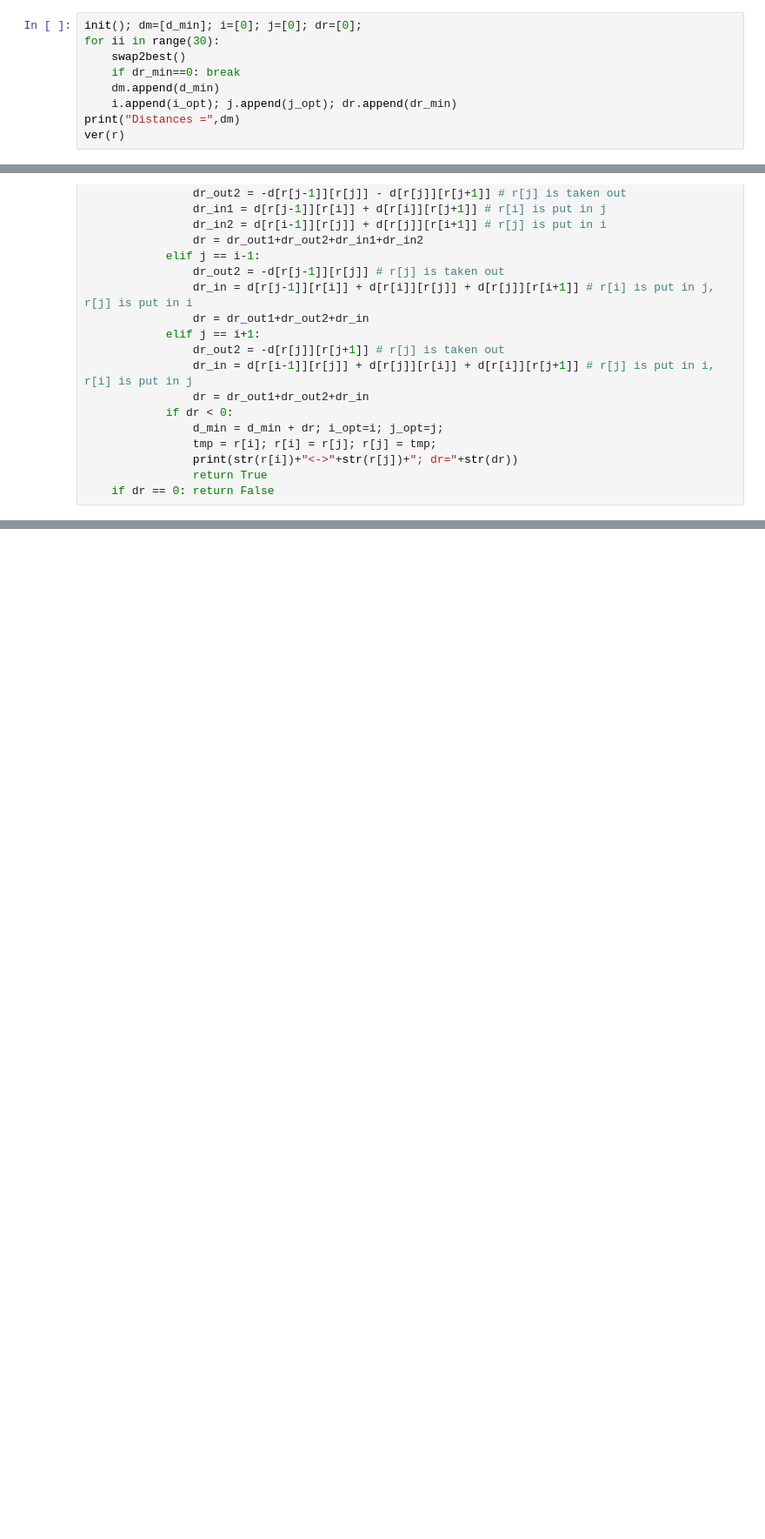
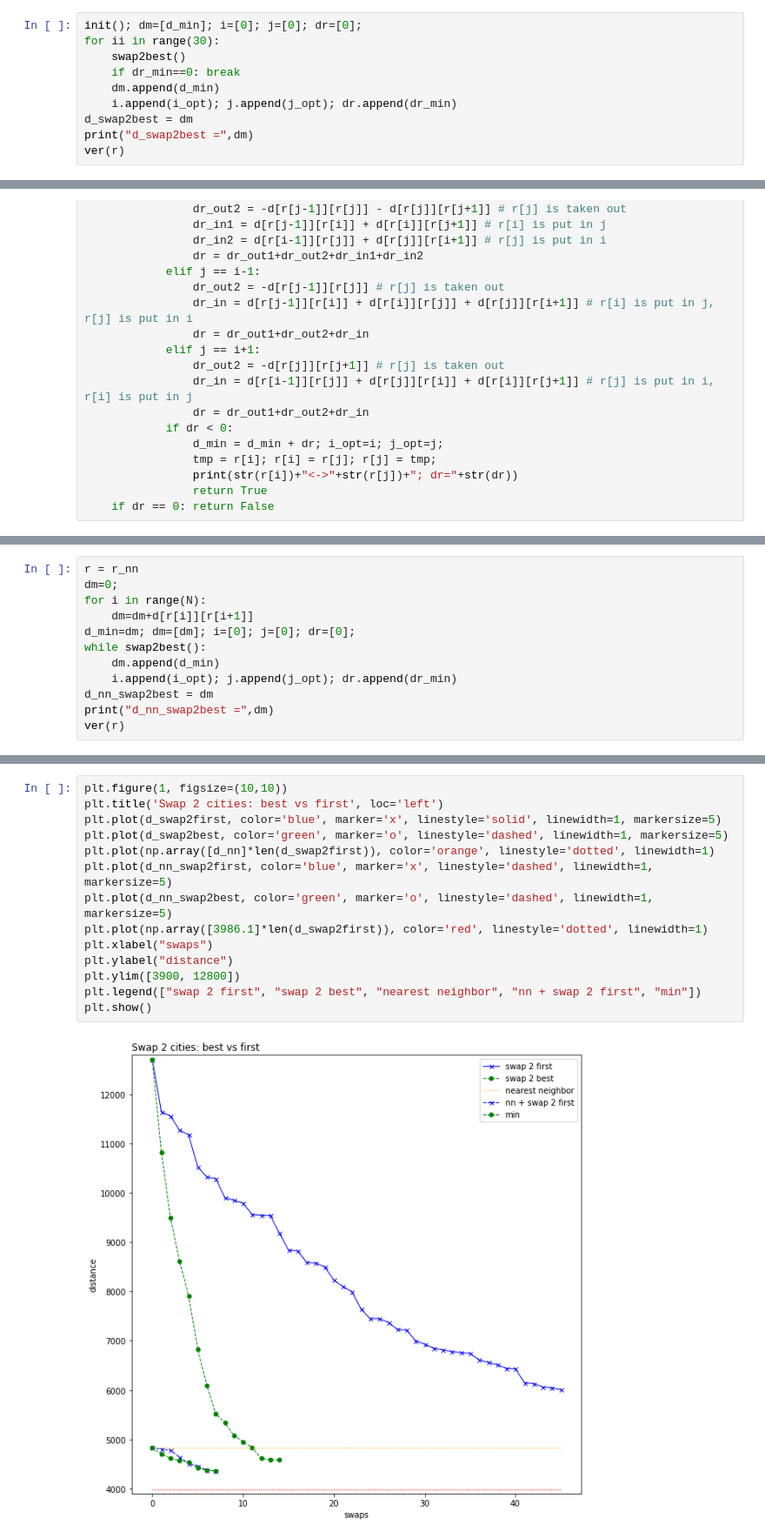
Before and after one commit to ysereda/Traveling_Salesman, a Jupyter notebook: Traveling_Salesman.ipynb, the cells around one changed output, grey strips where cells are left out. Shown: that part at 87% size. Cells and saved outputs as stored; diff of their text form; blank space fills up the shorter version.

```diff
--- a/Traveling_Salesman.ipynb
+++ b/Traveling_Salesman.ipynb
@@ -260,7 +281,8 @@ for ii in range(30):
     if dr_min==0: break
     dm.append(d_min)
     i.append(i_opt); j.append(j_opt); dr.append(dr_min)
-print("Distances =",dm)
+d_swap2best = dm
+print("d_swap2best =",dm)
 ver(r)
 # %% [output]
 d = 12713.0 ; r = [0, 1, 2, 3, 4, 5, 6, 7, 8, 9, 10, 11, 12, 13, 14, 15, 16, 17, 18, 19, 20, 21, 0]
@@ -718,0 +775,12 @@ plt.show()
+# %%
+r = r_nn
+dm=0;
+for i in range(N):
+    dm=dm+d[r[i]][r[i+1]]
+d_min=dm; dm=[dm]; i=[0]; j=[0]; dr=[0];
+while swap2best():
+    dm.append(d_min)
+    i.append(i_opt); j.append(j_opt); dr.append(dr_min)
+d_nn_swap2best = dm
+print("d_nn_swap2best =",dm)
+ver(r)
@@ -718,0 +799,16 @@ plt.show()
+# %%
+plt.figure(1, figsize=(10,10))
+plt.title('Swap 2 cities: best vs first', loc='left')
+plt.plot(d_swap2first, color='blue', marker='x', linestyle='solid', linewidth=1, markersize=5)
+plt.plot(d_swap2best, color='green', marker='o', linestyle='dashed', linewidth=1, markersize=5)
+plt.plot(np.array([d_nn]*len(d_swap2first)), color='orange', linestyle='dotted', linewidth=1)
+plt.plot(d_nn_swap2first, color='blue', marker='x', linestyle='dashed', linewidth=1, markersize=5)
+plt.plot(d_nn_swap2best, color='green', marker='o', linestyle='dashed', linewidth=1, markersize=5)
+plt.plot(np.array([3986.1]*len(d_swap2first)), color='red', linestyle='dotted', linewidth=1)
+plt.xlabel("swaps")
+plt.ylabel("distance")
+plt.ylim([3900, 12800])
+plt.legend(["swap 2 first", "swap 2 best", "nearest neighbor", "nn + swap 2 first", "min"])
+plt.show()
+# %% [output]
+[figure, added]
```
Also changed, not shown: parts of 24 cells of this notebook.
